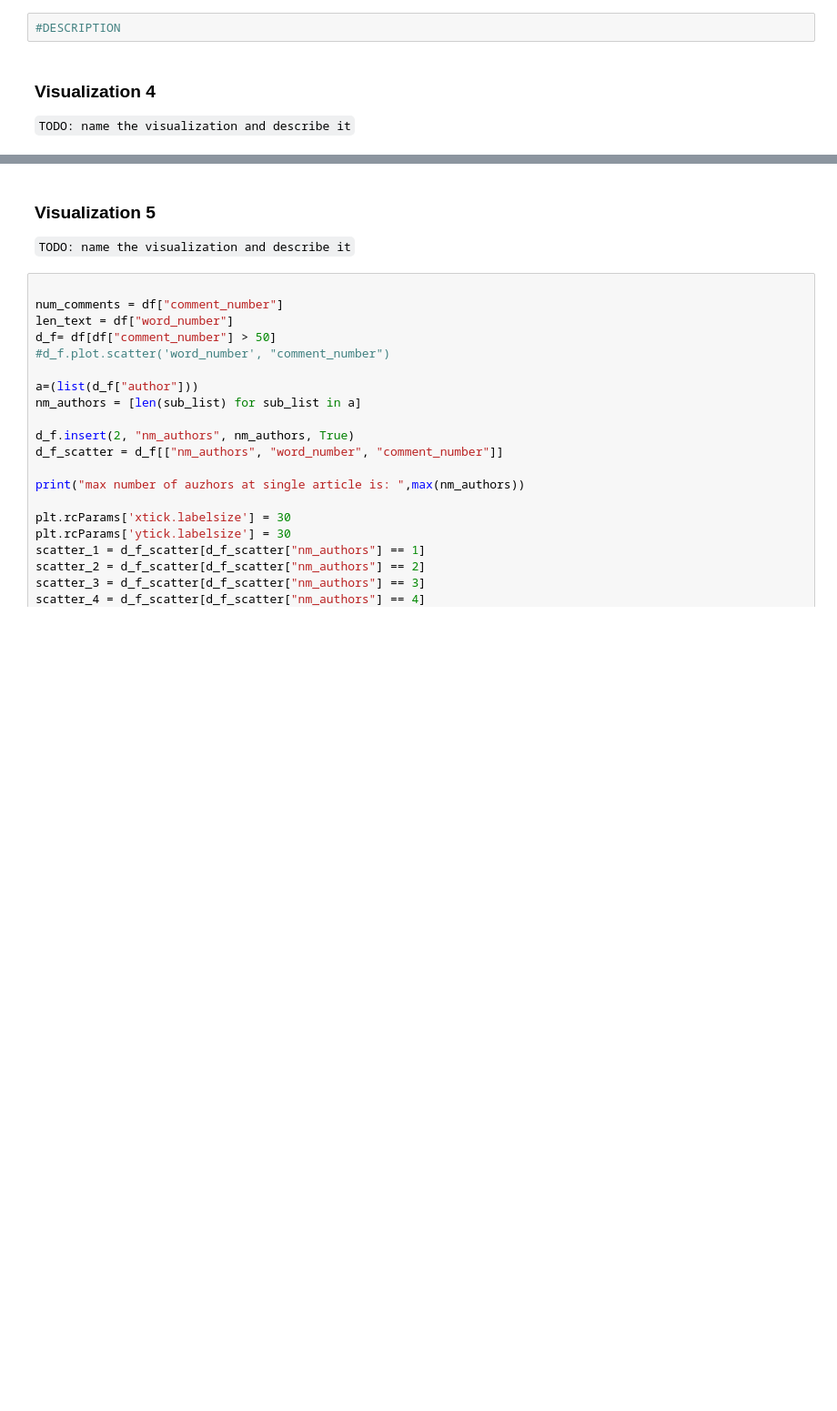
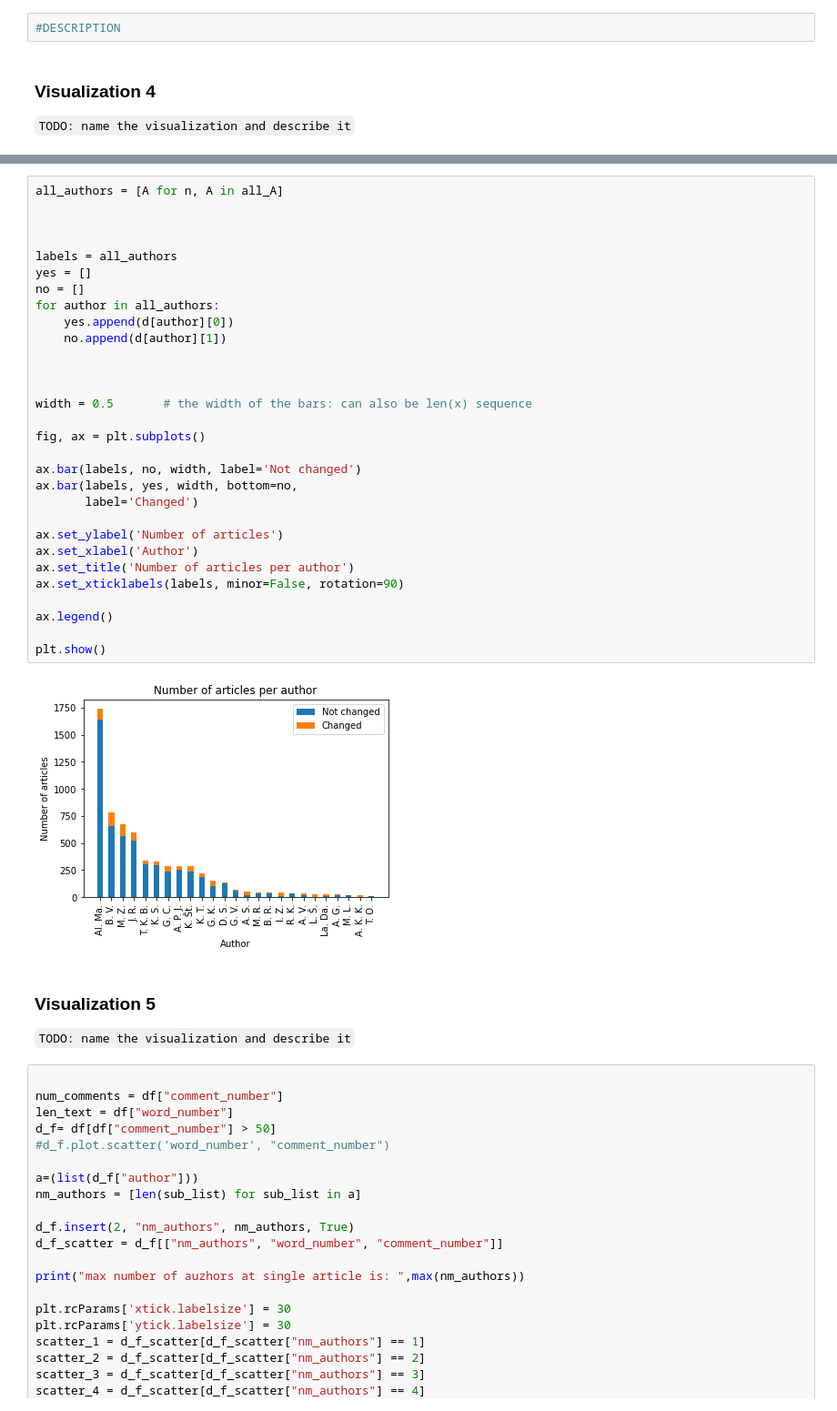
Before and after one commit to ZaloznikV/Project-1-ZaloznikV, a Jupyter notebook: Web_Scraping.ipynb, the cells around one changed output, grey strips where cells are left out. Shown at 91% size. Drawn from its saved outputs; the diff is of its cells as text; blank space fills up the shorter version.

Commit message:
Finished with visualizations.

```diff
--- a/Web_Scraping.ipynb
+++ b/Web_Scraping.ipynb
@@ -412,3 +421,35 @@ plt.show()
+# %%
+all_authors = [A for n, A in all_A]
+
+
+
+labels = all_authors
+yes = []
+no = []
+for author in all_authors:
+    yes.append(d[author][0])
+    no.append(d[author][1])
+
+
+
+width = 0.5       # the width of the bars: can also be len(x) sequence
+
+fig, ax = plt.subplots()
+
+ax.bar(labels, no, width, label='Not changed')
+ax.bar(labels, yes, width, bottom=no,
+       label='Changed')
+
+ax.set_ylabel('Number of articles')
+ax.set_xlabel('Author')
+ax.set_title('Number of articles per author')
+ax.set_xticklabels(labels, minor=False, rotation=90)
+
+ax.legend()
+
+plt.show()
+# %% [output]
+[figure, added]
 # %% [markdown]
 ### Visualization 5
 
```
Also changed, not shown: parts of 8 cells of this notebook.
